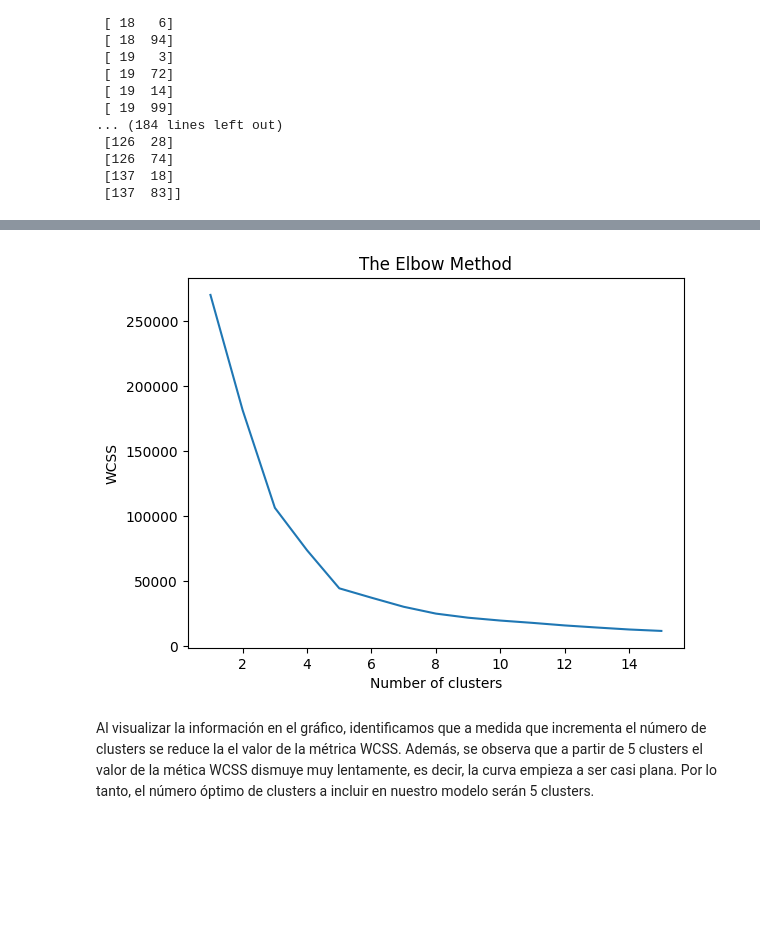
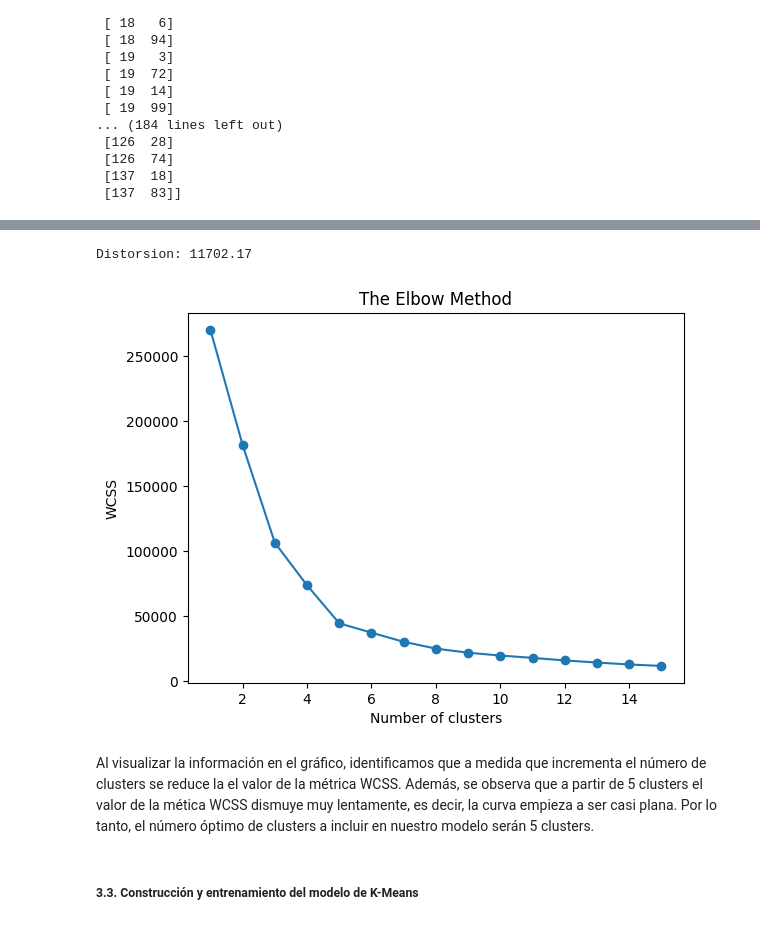
Before and after one commit to lmendezotero/Customer-Segmentation, a Jupyter notebook: clustering_kmeans.ipynb, the cells around one changed output, grey strips where cells are left out. Drawn from its saved outputs; the diff is of its cells as text; code cells hidden in the pictures; blank space fills up the shorter version.

```diff
--- a/clustering_kmeans.ipynb
+++ b/clustering_kmeans.ipynb
@@ -71,27 +137,33 @@ En los modelos de clustering tampoco dividiremos los datos entre training (entre
 # %%
 # Aplicación del método de Elbow para encontrar el nº óptimo de clusters
 
 #Creación de una lista que se poblará con los valores de CWSS sucesivos para cada número de clusters
 wcss = []
 
 #incluir en el bucle valores hasta limite de 11 para que incluya 10 valores
 for i in range(1, 16):
     #objeto Kmeans para cada uno de los clusters
     kmeans = KMeans(n_clusters = i, init = 'k-means++', random_state = 42) #random_state=random underscore state
     #entrenar el algoritmo K Means con el metodo FIT
     kmeans.fit(X)
     #usamos la funcion append para ir añadiendo valores a la lista wcss
-    #llamamos al atributo inertia_ de la clase kmeans que muestra el valor de WTS
+    #llamamos al atributo inertia_ de la clase kmeans que muestra el valor de WCSS
     #objetos y clases tienen atributos muestran valores
     wcss.append(kmeans.inertia_)
 
+#Check the average value for distorsion (WCSS)
+print('Distorsion: %.2f' % kmeans.inertia_)
+
 #visualicar los resultados del bucle for en un grafico
-plt.plot(range(1, 16), wcss)
+plt.plot(range(1, 16), wcss, marker='o')
 plt.title('The Elbow Method')
 plt.xlabel('Number of clusters')
 plt.ylabel('WCSS')
 plt.show()
 # %% [output]
+Distorsion: 11702.17
-[figure, old version]
+[figure, new version]
 # %% [markdown]
 Al visualizar la información en el gráfico, identificamos que a medida que incrementa el número de clusters se reduce la el valor de la métrica WCSS. Además, se observa que a partir de 5 clusters el valor de la mética WCSS dismuye muy lentamente, es decir, la curva empieza a ser casi plana. Por lo tanto, el número óptimo de clusters a incluir en nuestro modelo serán 5 clusters.
+# %% [markdown]
+##### 3.3. Construcción y entrenamiento del modelo de K-Means
```
Also changed, not shown: parts of 38 cells of this notebook.
